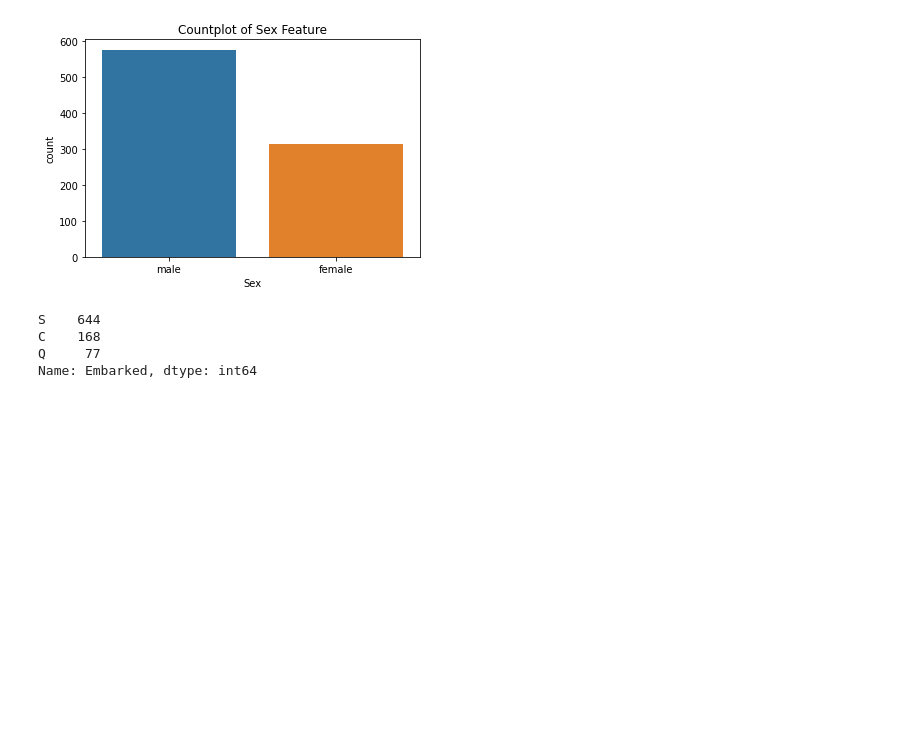
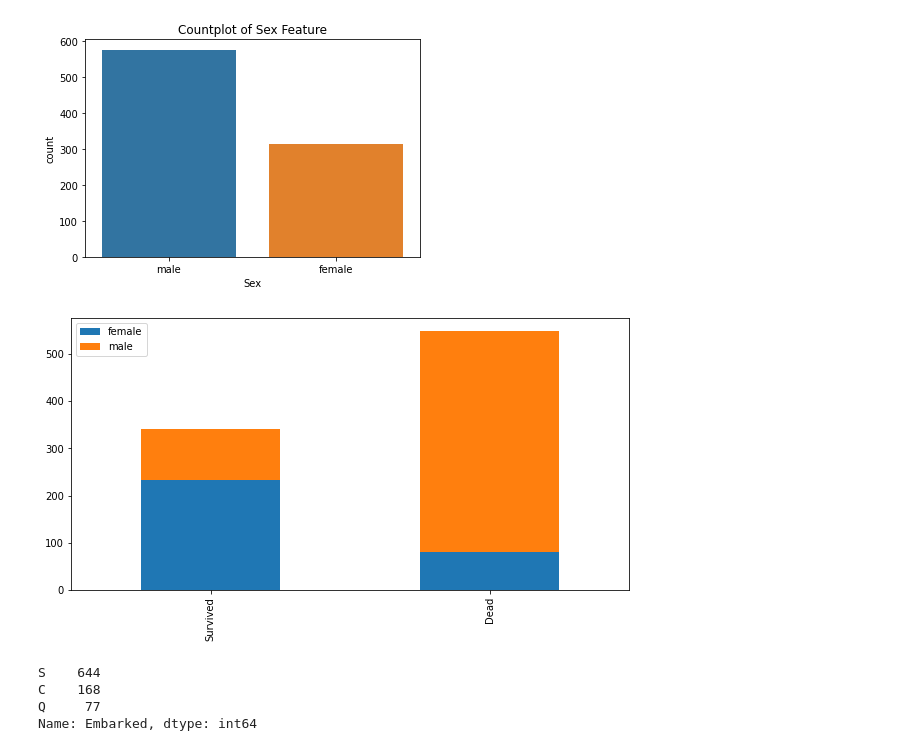
Before and after one commit to threegenie/titanic_prediction, a Jupyter notebook: titanic.ipynb, the cells around one changed output. Cells and saved outputs as stored; diff of their text form; code cells hidden in the pictures; blank space fills up the shorter version.

```diff
--- a/titanic.ipynb
+++ b/titanic.ipynb
@@ -67,5 +102,12 @@ memory usage: 83.7+ KB
 # %% [markdown]
 #### 범주형 특성인 Sex와 Embarked, Pclass, Parch의 value count
+# %%
+def bar_chart(feature):
+    survived = train[train['Survived']==1][feature].value_counts()
+    dead = train[train['Survived']==0][feature].value_counts()
+    df = pd.DataFrame([survived,dead])
+    df.index = ['Survived','Dead']
+    df.plot(kind='bar',stacked=True, figsize=(10,5))
 # %%
 train['Sex'].value_counts()
 # %% [output]
@@ -78,6 +120,10 @@ plt.title('Countplot of Sex Feature')
 # %% [output]
 Text(0.5, 1.0, 'Countplot of Sex Feature')
 [figure]
+# %%
+bar_chart('Sex')
+# %% [output]
+[figure, added]
 # %%
 train['Embarked'].value_counts()
 # %% [output]
```
Also changed, not shown: parts of 16 cells of this notebook.
